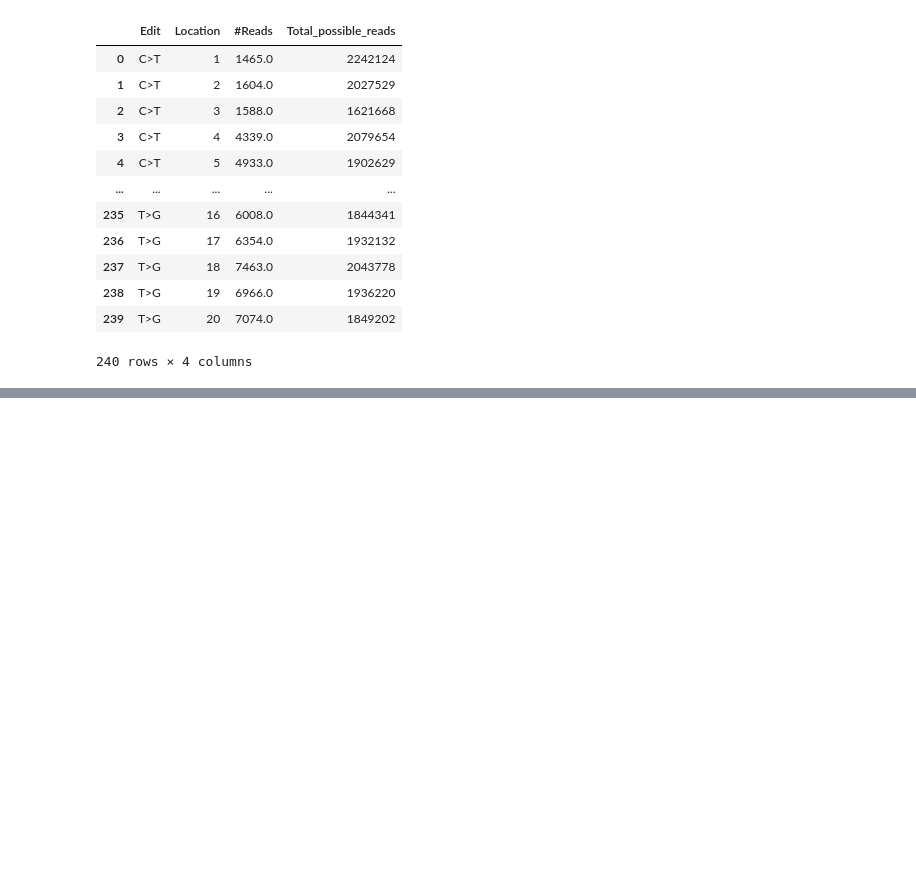
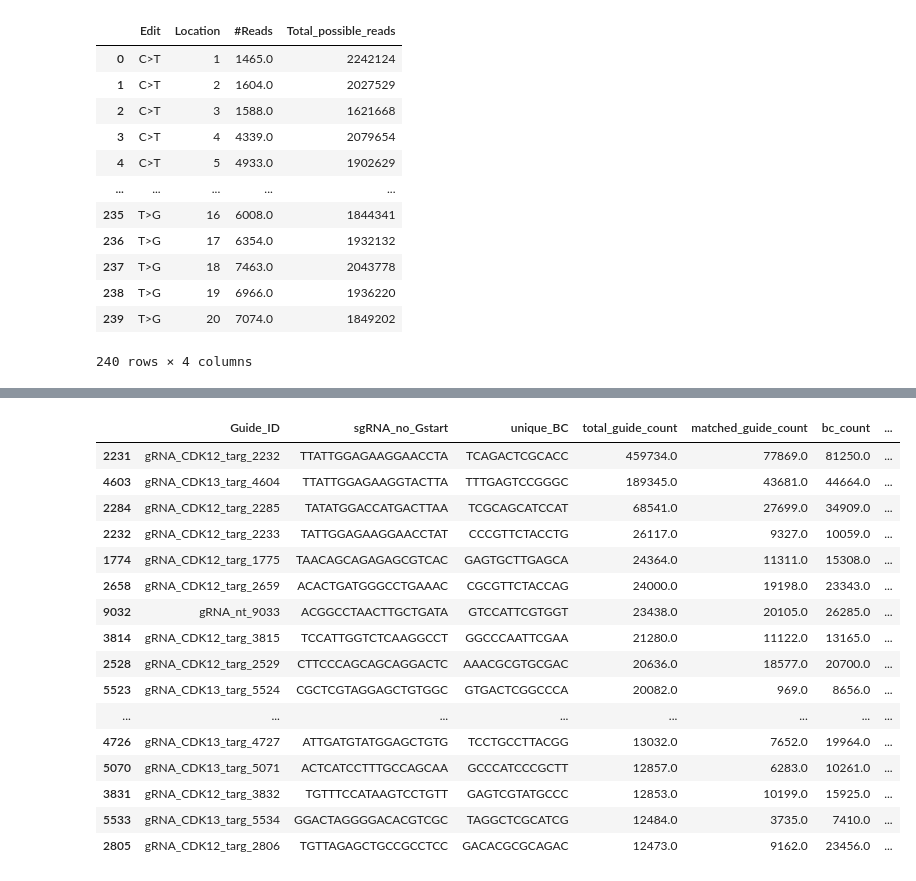
Before and after one commit to samgould2/CDK-BE-mutagenesis, a Jupyter notebook: notebooks/03_editing_analysis/sensor_HGVSp_pipeline.ipynb, the cells around one changed output, grey strips where cells are left out. Saved outputs shown, nothing was run; the diff lists cells and outputs as text; code cells hidden in the pictures; blank space fills up the shorter version.

```diff
--- a/notebooks/03_editing_analysis/sensor_HGVSp_pipeline.ipynb
+++ b/notebooks/03_editing_analysis/sensor_HGVSp_pipeline.ipynb
@@ -2871,0 +2894,22 @@ holding_df2
+# %%
+a1 = pd.read_csv('../../screening_data/CDK12_13_screen_data/counts/D25-188022-2-7191F_guide_split_BARCODES_count_df.csv')
+
+a1.sort_values(by='total_guide_count', ascending=False)[:40]
+# %% [output]
+|  | Guide_ID | sgRNA_no_Gstart | unique_BC | total_guide_count | matched_guide_count | bc_count | ... |
+| 2231 | gRNA_CDK12_targ_2232 | TTATTGGAGAAGGAACCTA | TCAGACTCGCACC | 459734.0 | 77869.0 | 81250.0 | ... |
+| 4603 | gRNA_CDK13_targ_4604 | TTATTGGAGAAGGTACTTA | TTTGAGTCCGGGC | 189345.0 | 43681.0 | 44664.0 | ... |
+| 2284 | gRNA_CDK12_targ_2285 | TATATGGACCATGACTTAA | TCGCAGCATCCAT | 68541.0 | 27699.0 | 34909.0 | ... |
+| 2232 | gRNA_CDK12_targ_2233 | TATTGGAGAAGGAACCTAT | CCCGTTCTACCTG | 26117.0 | 9327.0 | 10059.0 | ... |
+| 1774 | gRNA_CDK12_targ_1775 | TAACAGCAGAGAGCGTCAC | GAGTGCTTGAGCA | 24364.0 | 11311.0 | 15308.0 | ... |
+| 2658 | gRNA_CDK12_targ_2659 | ACACTGATGGGCCTGAAAC | CGCGTTCTACCAG | 24000.0 | 19198.0 | 23343.0 | ... |
+| 9032 | gRNA_nt_9033 | ACGGCCTAACTTGCTGATA | GTCCATTCGTGGT | 23438.0 | 20105.0 | 26285.0 | ... |
+| 3814 | gRNA_CDK12_targ_3815 | TCCATTGGTCTCAAGGCCT | GGCCCAATTCGAA | 21280.0 | 11122.0 | 13165.0 | ... |
+| 2528 | gRNA_CDK12_targ_2529 | CTTCCCAGCAGCAGGACTC | AAACGCGTGCGAC | 20636.0 | 18577.0 | 20700.0 | ... |
+| 5523 | gRNA_CDK13_targ_5524 | CGCTCGTAGGAGCTGTGGC | GTGACTCGGCCCA | 20082.0 | 969.0 | 8656.0 | ... |
+| ... | ... | ... | ... | ... | ... | ... | ... |
+| 4726 | gRNA_CDK13_targ_4727 | ATTGATGTATGGAGCTGTG | TCCTGCCTTACGG | 13032.0 | 7652.0 | 19964.0 | ... |
+| 5070 | gRNA_CDK13_targ_5071 | ACTCATCCTTTGCCAGCAA | GCCCATCCCGCTT | 12857.0 | 6283.0 | 10261.0 | ... |
+| 3831 | gRNA_CDK12_targ_3832 | TGTTTCCATAAGTCCTGTT | GAGTCGTATGCCC | 12853.0 | 10199.0 | 15925.0 | ... |
+| 5533 | gRNA_CDK13_targ_5534 | GGACTAGGGGACACGTCGC | TAGGCTCGCATCG | 12484.0 | 3735.0 | 7410.0 | ... |
+| 2805 | gRNA_CDK12_targ_2806 | TGTTAGAGCTGCCGCCTCC | GACACGCGCAGAC | 12473.0 | 9162.0 | 23456.0 | ... |
```
Also changed, not shown: parts of 2 cells of this notebook, 25 other files.
